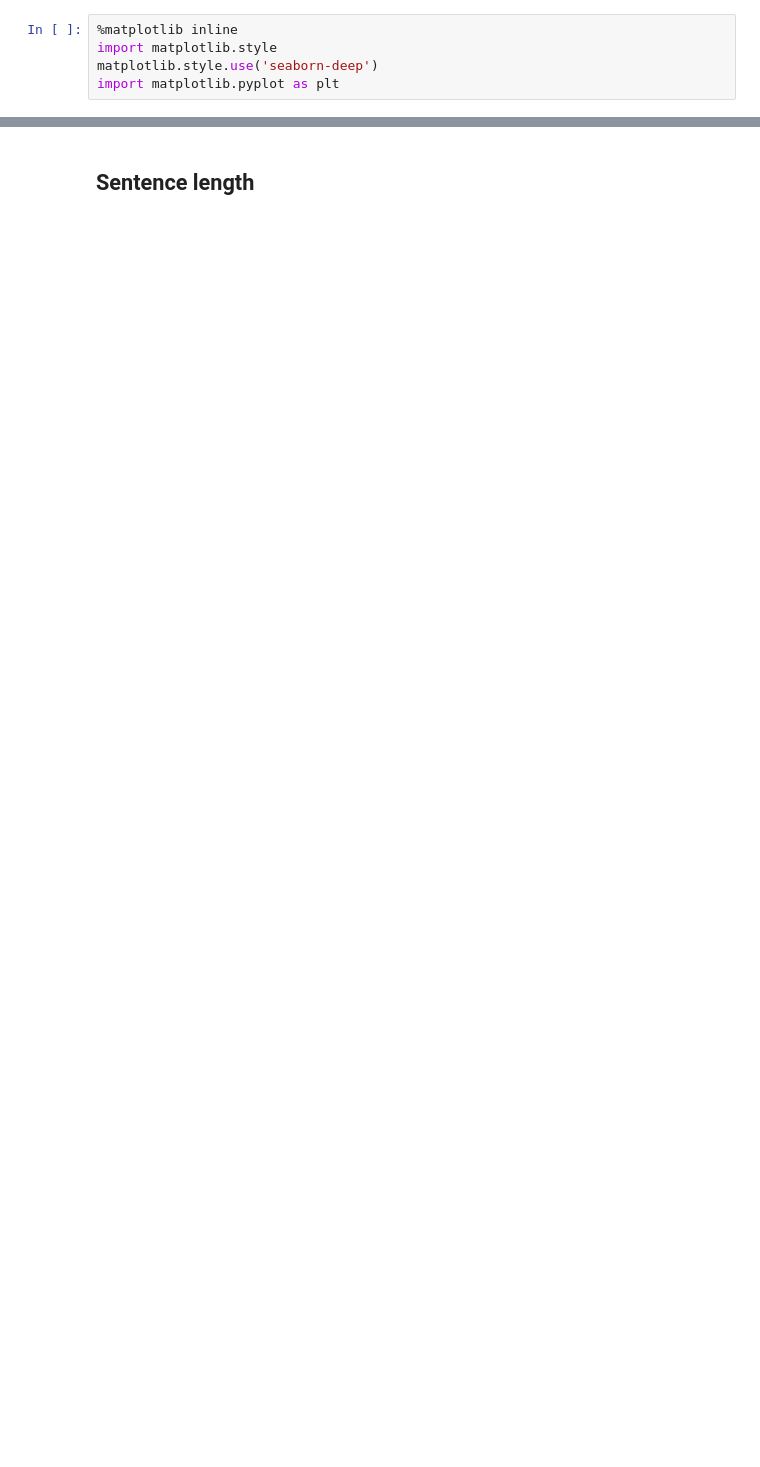
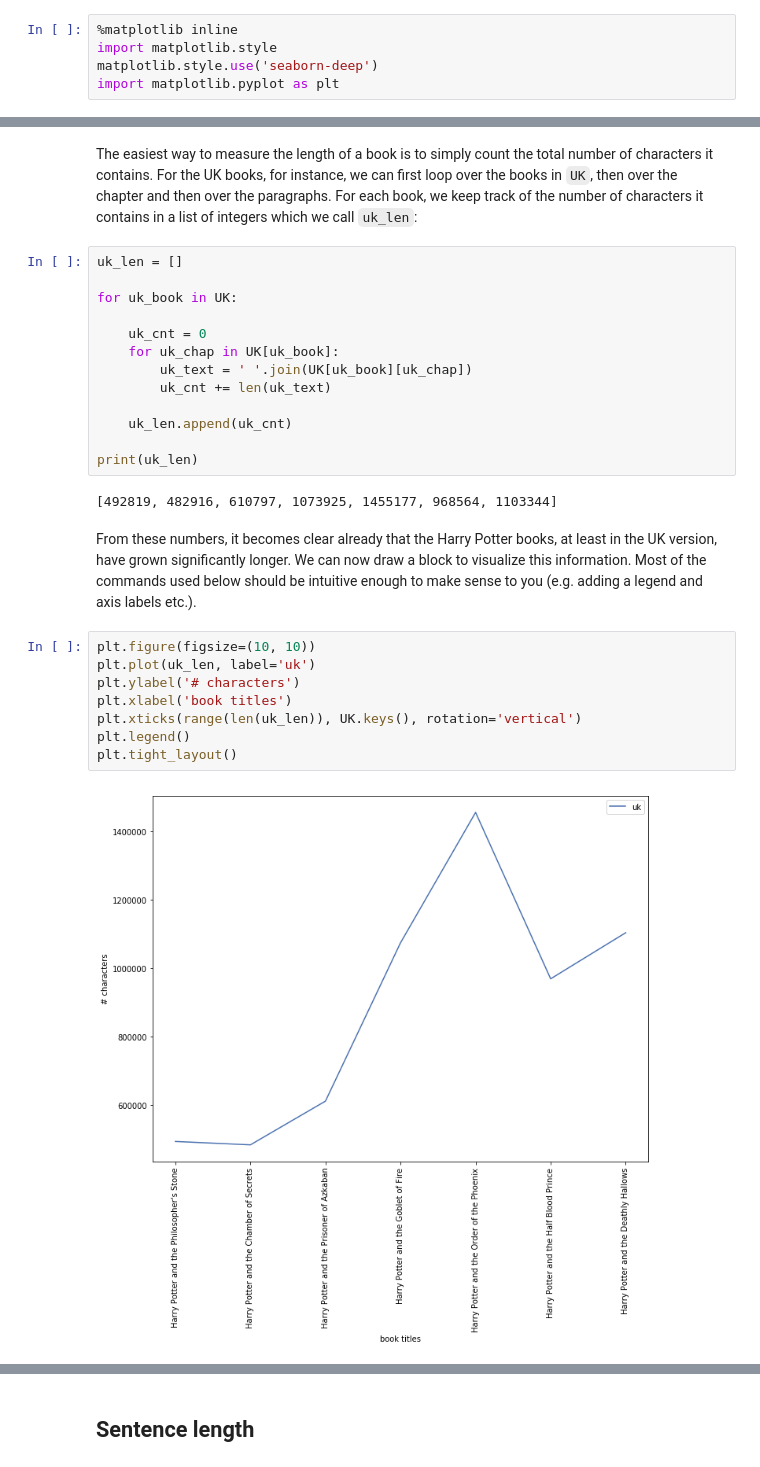
Before and after one commit to mikekestemont/potter, a Jupyter notebook: harry/collation/Collation.ipynb, the cells around one changed output, grey strips where cells are left out. Drawn from its saved outputs; the diff is of its cells as text; blank space fills up the shorter version.

Commit message:
version for class

```diff
--- a/harry/collation/Collation.ipynb
+++ b/harry/collation/Collation.ipynb
@@ -70,0 +168,29 @@ Harry Potter and the Deathly Hallows vs Harry Potter and the Deathly Hallows
+# %% [markdown]
+The easiest way to measure the length of a book is to simply count the total number of characters it contains. For the UK books, for instance, we can first loop over the books in `UK`, then over the chapter and then over the paragraphs. For each book, we keep track of the number of characters it contains in a list of integers which we call `uk_len`:
+# %%
+uk_len = []
+
+for uk_book in UK:
+
+    uk_cnt = 0
+    for uk_chap in UK[uk_book]:
+        uk_text = ' '.join(UK[uk_book][uk_chap])
+        uk_cnt += len(uk_text)
+
+    uk_len.append(uk_cnt)
+
+print(uk_len)
+# %% [output]
+[492819, 482916, 610797, 1073925, 1455177, 968564, 1103344]
+# %% [markdown]
+From these numbers, it becomes clear already that the Harry Potter books, at least in the UK version, have grown significantly longer. We can now draw a block to visualize this information. Most of the commands used below should be intuitive enough to make sense to you (e.g. adding a legend and axis labels etc.).
+# %%
+plt.figure(figsize=(10, 10))
+plt.plot(uk_len, label='uk')
+plt.ylabel('# characters')
+plt.xlabel('book titles')
+plt.xticks(range(len(uk_len)), UK.keys(), rotation='vertical')
+plt.legend()
+plt.tight_layout()
+# %% [output]
+[figure, added]
```
Also changed, not shown: parts of 110 cells of this notebook.
